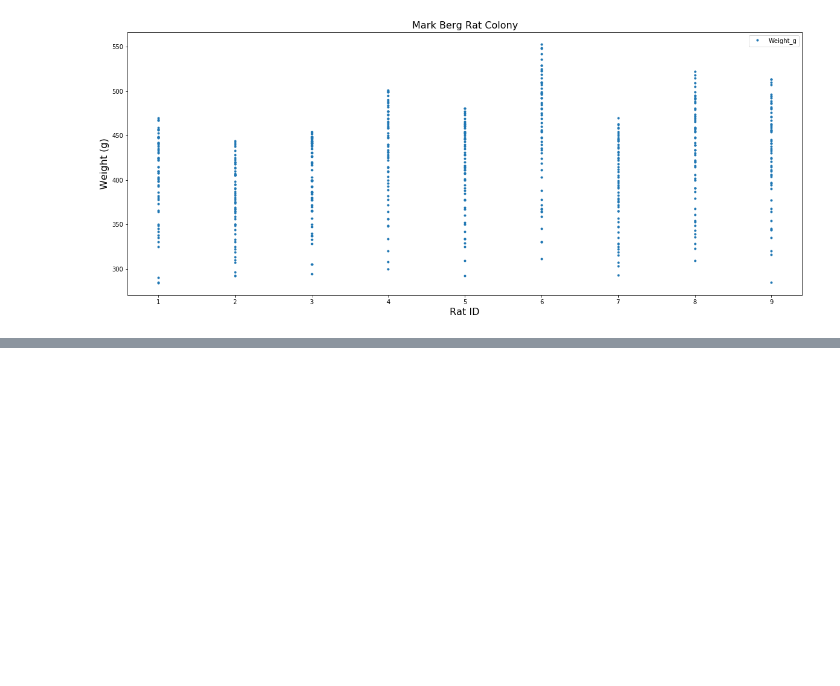
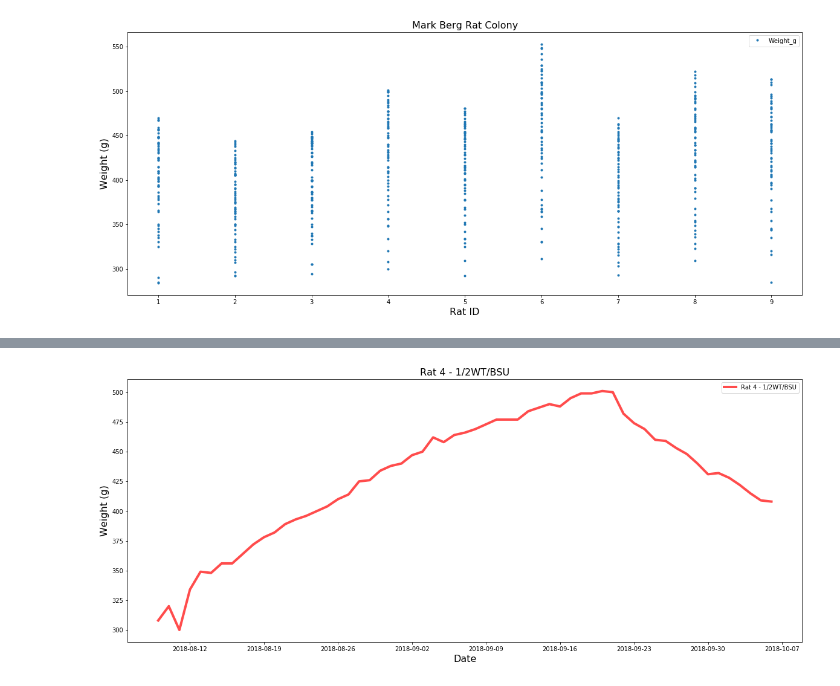
Before and after one commit to MelissaLaurino/MarkBergRatColony, a Jupyter notebook: MarkBerg_RatColony.ipynb, the cells around one changed output, grey strips where cells are left out. Drawn from its saved outputs; the diff is of its cells as text; code cells hidden in the pictures; blank space fills up the shorter version.

```diff
--- a/MarkBerg_RatColony.ipynb
+++ b/MarkBerg_RatColony.ipynb
@@ -356,0 +312,10 @@ Rat6
+# %%
+plt.figure(figsize=(20,8))
+plt.plot(Rat4.Date, Rat4.Weight_g, "r-", label='Rat 4 - 1/2WT/BSU',linewidth= 4,markersize=5, alpha=.70)
+plt.ylabel('Weight (g)', fontsize=16)
+plt.xlabel('Date', fontsize=16)
+plt.legend()
+plt.title('Rat 4 - 1/2WT/BSU', fontsize=16)
+plt.show()
+# %% [output]
+[figure, added]
```
Also changed, not shown: parts of 30 cells of this notebook, 1 other file.
